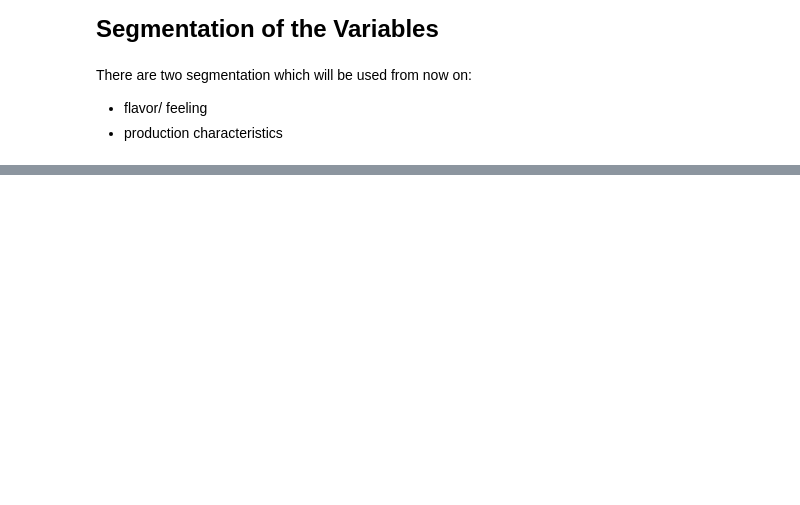
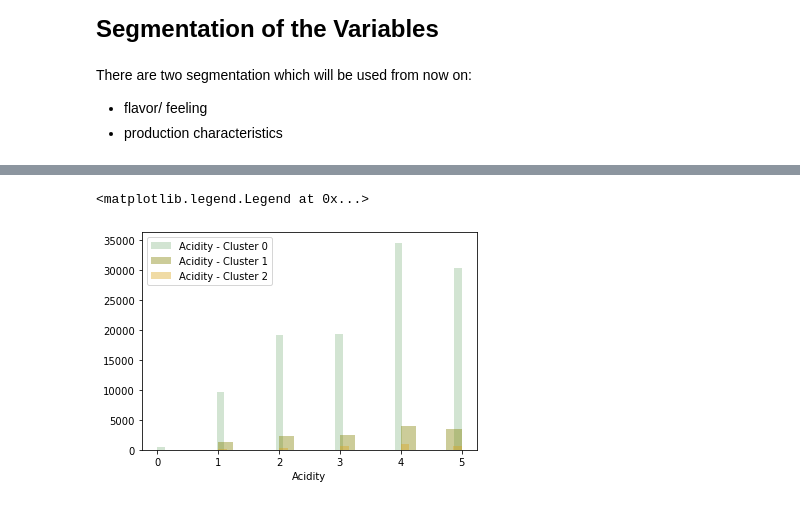
Before and after one commit to CodeGroupDM/Code-DM, a Jupyter notebook: Project_Preprocessing.ipynb, the cells around one changed output, grey strips where cells are left out. Cells and saved outputs as stored; diff of their text form; code cells hidden in the pictures; blank space fills up the shorter version.

```diff
--- a/Project_Preprocessing.ipynb
+++ b/Project_Preprocessing.ipynb
@@ -447,0 +581,8 @@ wm_prodchar = wm_cleaned[['Aging_Time','Litters_Barrel','Type_White','Magnesium'
+# %%
+sns.distplot(cluster0['Acidity'],color='darkseagreen',label='Acidity - Cluster 0', kde = False)
+sns.distplot(cluster1['Acidity'],color='olive',label='Acidity - Cluster 1', kde = False)
+sns.distplot(cluster2['Acidity'],color='goldenrod',label='Acidity - Cluster 2', kde = False)
+plt.legend()
+# %% [output]
+<matplotlib.legend.Legend at 0x...>
+[figure, added]
```
Also changed, not shown: parts of 66 cells of this notebook.
